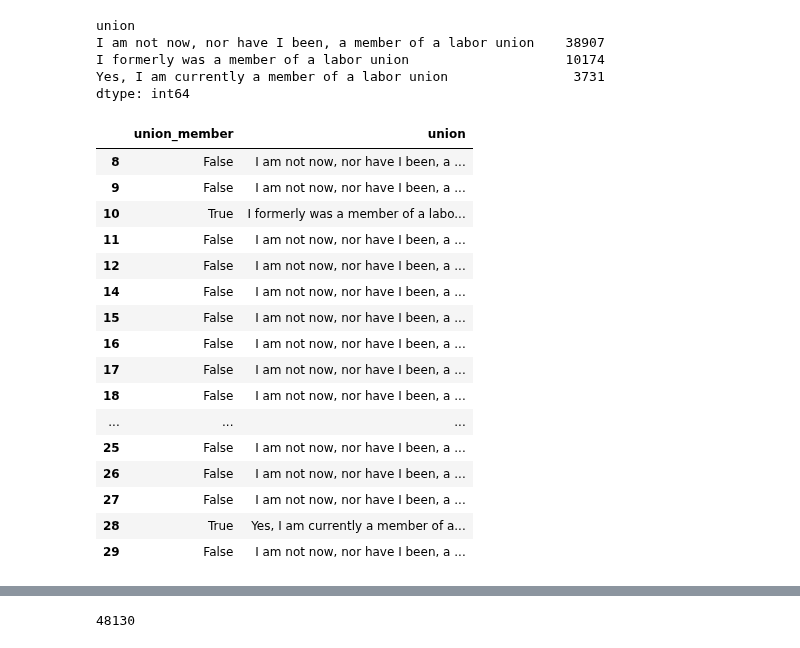
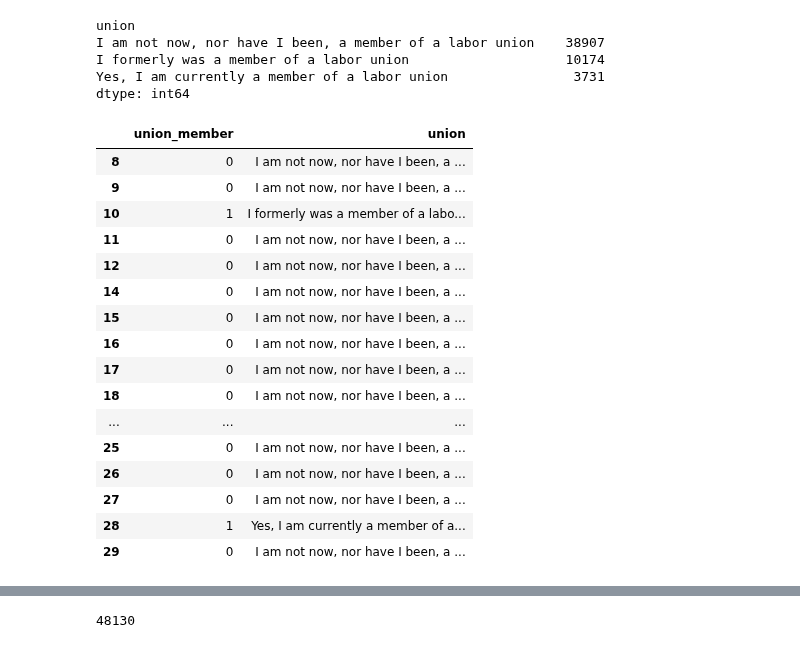
Before and after one commit to joshyou/springboard, a Jupyter notebook: Project 2/Capstone 2 wrangling.ipynb, the cells around one changed output, grey strips where cells are left out. Cells and saved outputs as stored; diff of their text form; code cells hidden in the pictures.

```diff
--- a/Project 2/Capstone 2 wrangling.ipynb
+++ b/Project 2/Capstone 2 wrangling.ipynb
@@ -855,24 +840,24 @@ Yes, I am currently a member of a labor union                3731
 dtype: int64
 # %%
 df['union_member'] = ((df['union'] == 'Yes, I am currently a member of a labor union')
-                      | (df['union'] == 'I formerly was a member of a labor union'))
+                      | (df['union'] == 'I formerly was a member of a labor union')).astype(int)
 
 df[['union_member', 'union']][5:25]
 # %% [output]
 |  | union_member | union |
-| 8 | False | I am not now, nor have I been, a ... |
-| 9 | False | I am not now, nor have I been, a ... |
-| 10 | True | I formerly was a member of a labo... |
-| 11 | False | I am not now, nor have I been, a ... |
-| 12 | False | I am not now, nor have I been, a ... |
-| 14 | False | I am not now, nor have I been, a ... |
-| 15 | False | I am not now, nor have I been, a ... |
-| 16 | False | I am not now, nor have I been, a ... |
-| 17 | False | I am not now, nor have I been, a ... |
-| 18 | False | I am not now, nor have I been, a ... |
+| 8 | 0 | I am not now, nor have I been, a ... |
+| 9 | 0 | I am not now, nor have I been, a ... |
+| 10 | 1 | I formerly was a member of a labo... |
+| 11 | 0 | I am not now, nor have I been, a ... |
+| 12 | 0 | I am not now, nor have I been, a ... |
+| 14 | 0 | I am not now, nor have I been, a ... |
+| 15 | 0 | I am not now, nor have I been, a ... |
+| 16 | 0 | I am not now, nor have I been, a ... |
+| 17 | 0 | I am not now, nor have I been, a ... |
+| 18 | 0 | I am not now, nor have I been, a ... |
 | ... | ... | ... |
-| 25 | False | I am not now, nor have I been, a ... |
-| 26 | False | I am not now, nor have I been, a ... |
-| 27 | False | I am not now, nor have I been, a ... |
-| 28 | True | Yes, I am currently a member of a... |
-| 29 | False | I am not now, nor have I been, a ... |
+| 25 | 0 | I am not now, nor have I been, a ... |
+| 26 | 0 | I am not now, nor have I been, a ... |
+| 27 | 0 | I am not now, nor have I been, a ... |
+| 28 | 1 | Yes, I am currently a member of a... |
+| 29 | 0 | I am not now, nor have I been, a ... |
```
Also changed, not shown: parts of 44 cells of this notebook, 1 other file.
